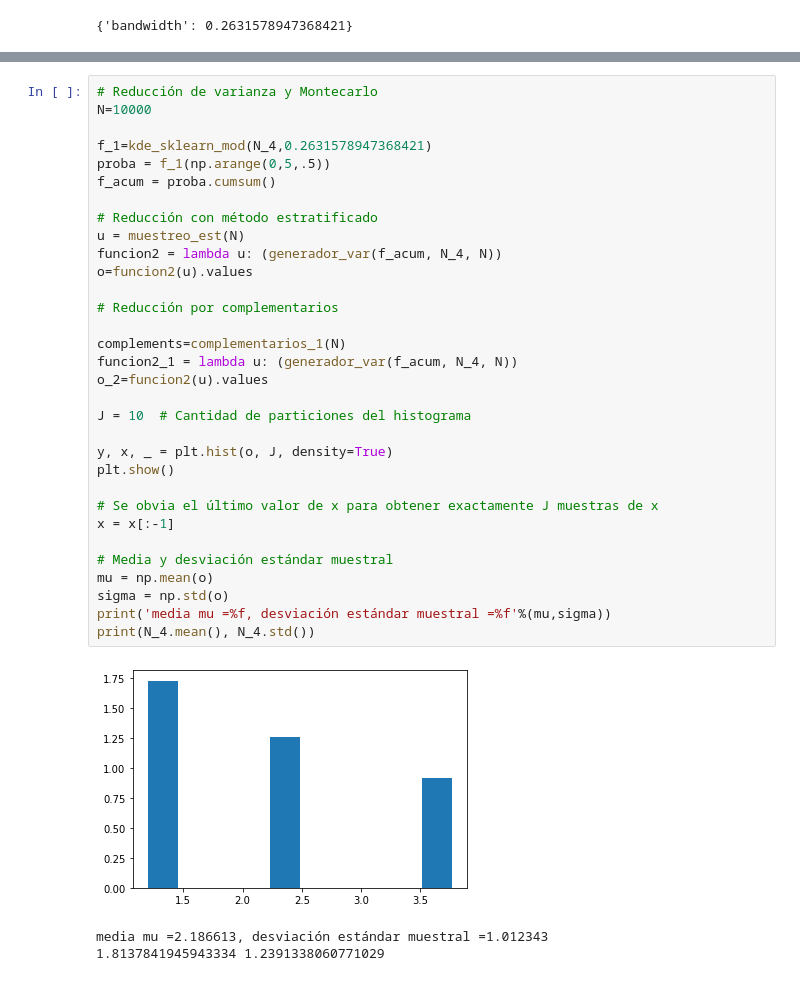
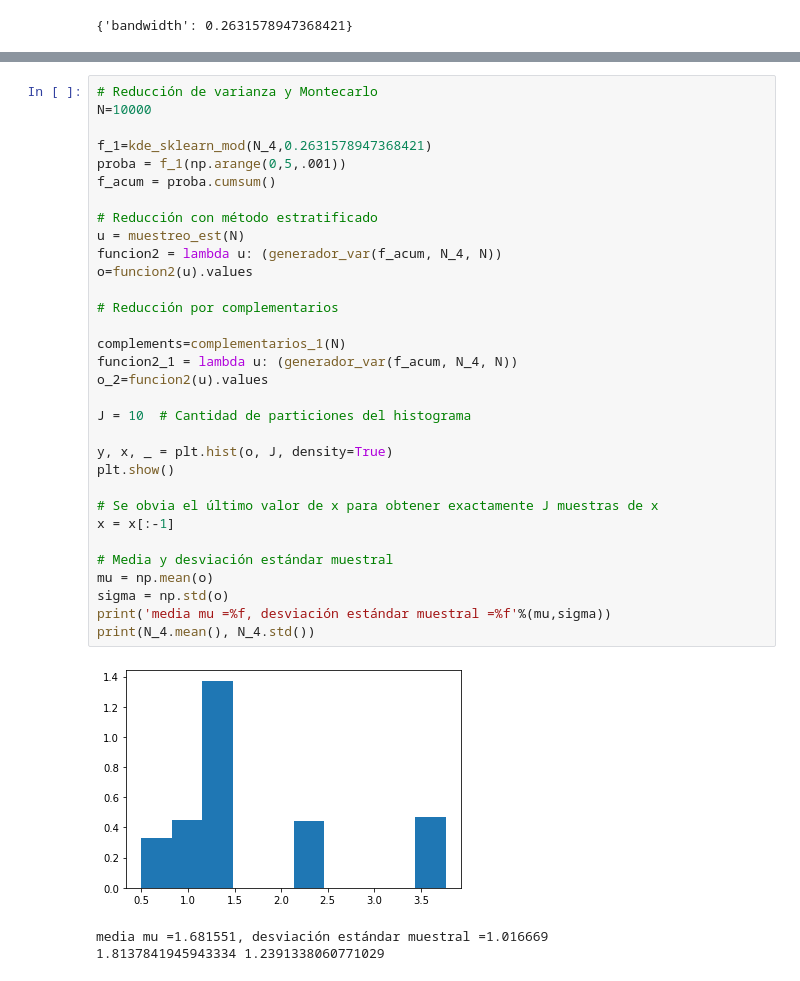
Before and after one commit to IvanArellanoRuelas/ProyectoModulo1_ArellanoI_LafargaI, a Jupyter notebook: ProyectoModulo2_Arellano_Lafarga.ipynb, the cells around one changed output, grey strips where cells are left out. Saved outputs shown, nothing was run; the diff lists cells and outputs as text.

```diff
--- a/ProyectoModulo2_Arellano_Lafarga.ipynb
+++ b/ProyectoModulo2_Arellano_Lafarga.ipynb
@@ -940,36 +979,36 @@ ax.legend(loc='upper left')
 N=10000
 
 f_1=kde_sklearn_mod(N_4,0.2631578947368421)
-proba = f_1(np.arange(0,5,.5))
+proba = f_1(np.arange(0,5,.001))
 f_acum = proba.cumsum()
 
 # Reducción con método estratificado
 u = muestreo_est(N)
 funcion2 = lambda u: (generador_var(f_acum, N_4, N))
 o=funcion2(u).values
 
 # Reducción por complementarios
 
 complements=complementarios_1(N)
 funcion2_1 = lambda u: (generador_var(f_acum, N_4, N))
 o_2=funcion2(u).values
 
 J = 10  # Cantidad de particiones del histograma
 
 y, x, _ = plt.hist(o, J, density=True)
 plt.show()
 
 # Se obvia el último valor de x para obtener exactamente J muestras de x
 x = x[:-1]
 
 # Media y desviación estándar muestral
 mu = np.mean(o)
 sigma = np.std(o)
 print('media mu =%f, desviación estándar muestral =%f'%(mu,sigma))
 print(N_4.mean(), N_4.std())
 # %% [output]
-[figure, old version]
+[figure, new version]
-media mu =2.186613, desviación estándar muestral =1.012343
+media mu =1.681551, desviación estándar muestral =1.016669
 1.8137841945943334 1.2391338060771029
 # %%
 # Comparamos el histograma de "o" (10000 simulaciones del ataque especial, en función de su distribución de probabilidad)
```
Also changed, not shown: parts of 41 cells of this notebook.
